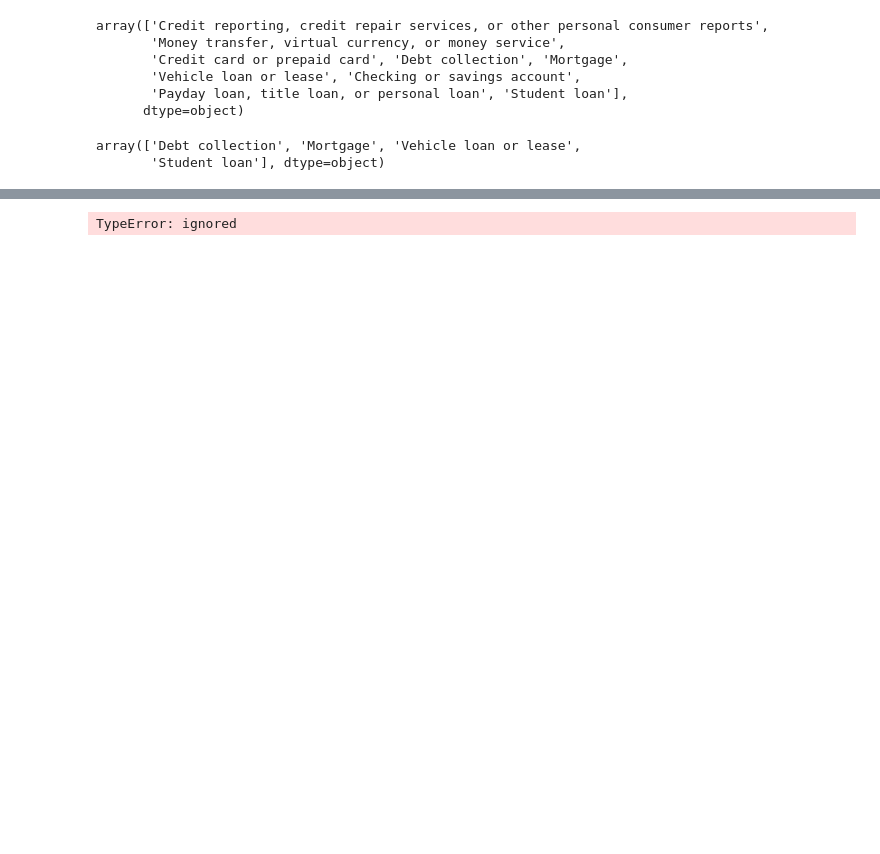
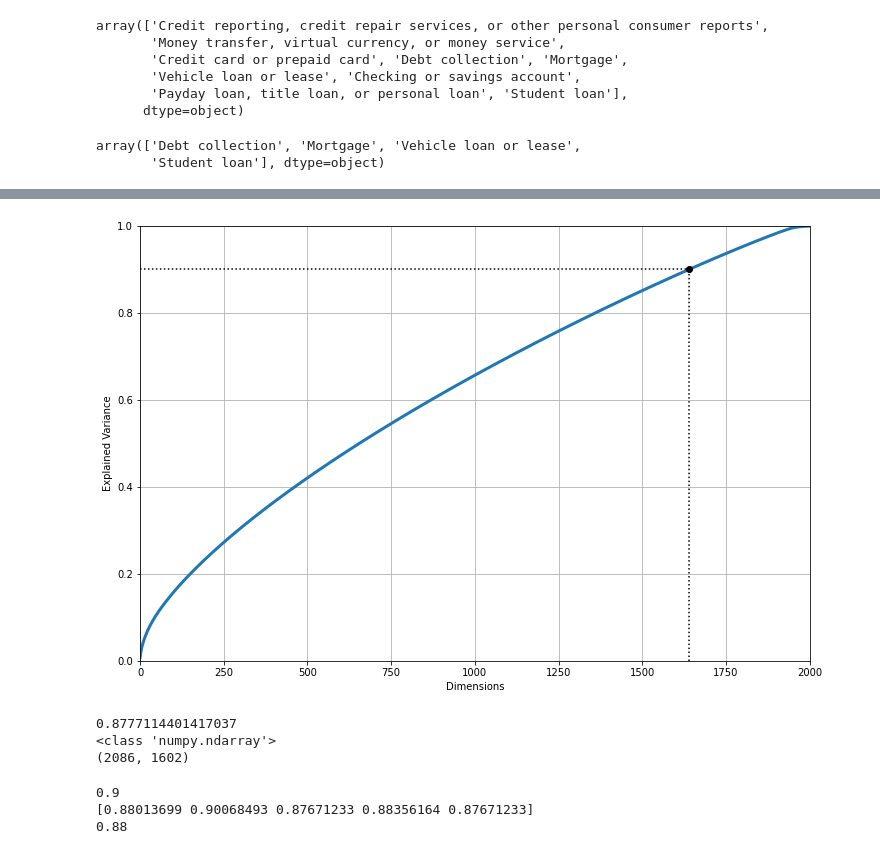
Before and after one commit to drwatson93/Consumer-Complaint-SVM-Classification, a Jupyter notebook: M2_A3.ipynb, the cells around one changed output, grey strips where cells are left out. Drawn from its saved outputs; the diff is of its cells as text; code cells hidden in the pictures; blank space fills up the shorter version.

```diff
--- a/M2_A3.ipynb
+++ b/M2_A3.ipynb
@@ -128,0 +140,3 @@ Name: Consumer complaint narrative, Length: 27069, dtype: object
+# %%
+# We are now reducing the dataset to 25% of its original size for usability
+sample_df = complaint_df_2021_filtered_final.sample(frac=0.25)
@@ -135,0 +165,7 @@ print(X_complaint.shape)
+# %%
+# 7. Let’s use PCA to reduce the numberof dimensions significantly. Find the number of principal components to preserveminimum 90% variability in data.
+# It may take a few minutes forPCA to run. If your computerhad memory issue, you coulduse IncrementalPCA.
+pca = PCA()
+pca.fit(X_complaint)
+cumsum = np.cumsum(pca.explained_variance_ratio_)
+top_d = np.argmax(cumsum >= 0.90) + 1
@@ -136,5 +176,26 @@ print(X_complaint.shape)
+# %%
+# Ploting dimessional curve.
+plt.figure(figsize=(12,8))
+plt.plot(cumsum, linewidth=3)
+plt.axis([0, 2000, 0, 1])
+plt.xlabel("Dimensions")
+plt.ylabel("Explained Variance")
+plt.plot([top_d, top_d], [0, 0.90], "k:")
+plt.plot([0, top_d], [0.90, 0.90], "k:")
+plt.plot(top_d, 0.90, "ko")
+plt.grid(True)
+plt.show()
+# %% [output]
+[figure, added]
 # %%
-pca = PCA(n_components = 2, random_state=RANDOM_STATE)
-X2D = pca.fit_transform(X_complaint)
+# creating PCA with best componetns to retain 90% of data.
+pca = PCA(n_components = top_d, random_state=RANDOM_STATE)
+X_complaint_reduced = pca.fit_transform(X_complaint)
-# %% [output]
-TypeError: ignored
+# %%
+print(np.sum(pca.explained_variance_ratio_))
+print(type(X_complaint_reduced))
+print(X_complaint_reduced.shape)
+# %% [output]
+0.8777114401417037
+<class 'numpy.ndarray'>
+(2086, 1602)
@@ -140,0 +209,8 @@ TypeError: ignored
+# %%
+print(svc_clf.score(X_complaint_test, y_complaint_test)
+print(scores)
+print(np.mean(scores)
+# %% [output]
+0.9
+[0.88013699 0.90068493 0.87671233 0.88356164 0.87671233]
+0.88
```
Also changed, not shown: parts of 19 cells of this notebook.
